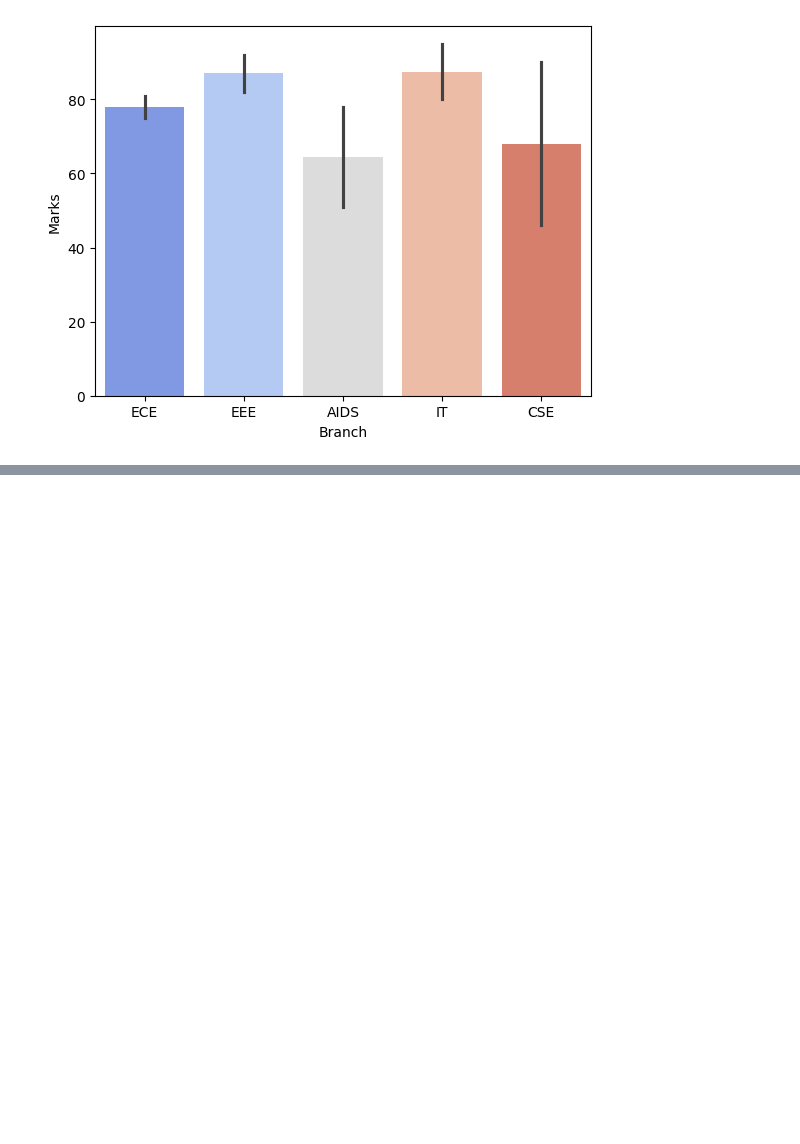
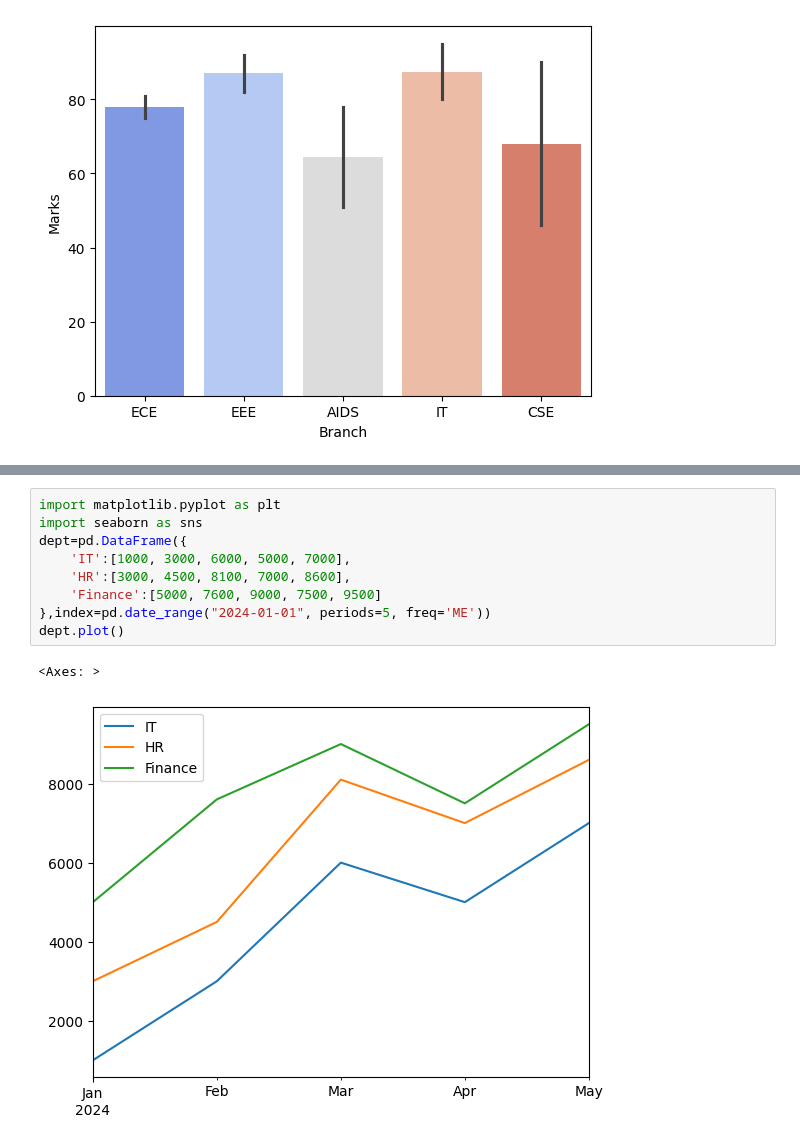
Before and after one commit to tunviii/EDAV, a Jupyter notebook: EDAV.ipynb, the cells around one changed output, grey strips where cells are left out. Saved outputs shown, nothing was run; the diff lists cells and outputs as text; blank space fills up the shorter version.

```diff
--- a/EDAV.ipynb
+++ b/EDAV.ipynb
@@ -175,0 +185,12 @@ merged
+# %%
+import matplotlib.pyplot as plt
+import seaborn as sns
+dept=pd.DataFrame({
+    'IT':[1000, 3000, 6000, 5000, 7000],
+    'HR':[3000, 4500, 8100, 7000, 8600],
+    'Finance':[5000, 7600, 9000, 7500, 9500]
+},index=pd.date_range("2024-01-01", periods=5, freq='ME'))
+dept.plot()
+# %% [output]
+<Axes: >
+[figure, added]
```
Also changed, not shown: parts of 7 cells of this notebook.
